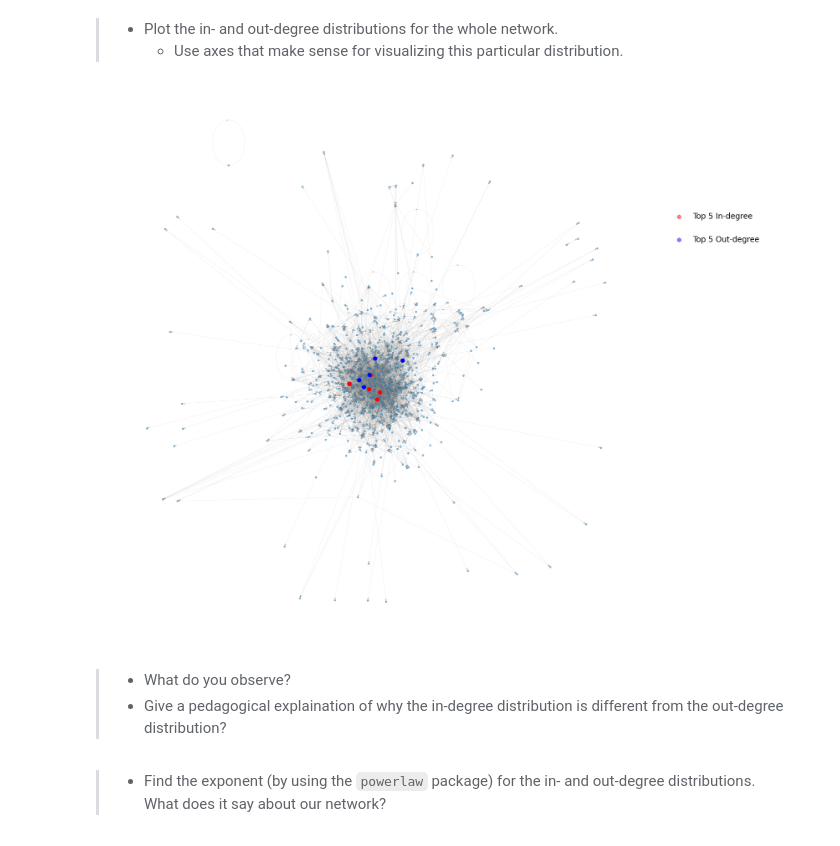
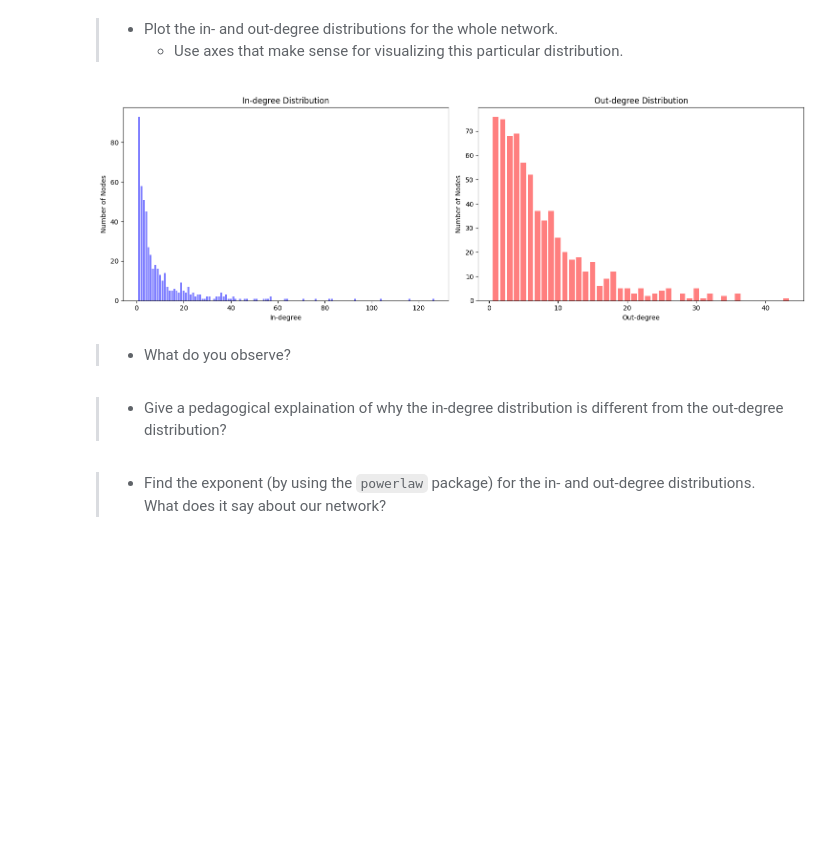
Before and after one commit to danielsanuwich/socialgraphs2023, a Jupyter notebook: Assignment2.ipynb, the cells around one changed output. Saved outputs shown, nothing was run; the diff lists cells and outputs as text; code cells hidden in the pictures; blank space fills up the shorter version.

```diff
--- a/Assignment2.ipynb
+++ b/Assignment2.ipynb
@@ -191,26 +191,41 @@ top 5 west [('Snoop Dogg', 126), ('Jay-Z', 116), ('Nas', 104), ('50 Cent', 93),
 # %% [markdown]
 > * Plot the in- and out-degree distributions for the whole network.
 >   * Use axes that make sense for visualizing this particular distribution.
-# %%
-import matplotlib.pyplot as plt
-import networkx as nx
-
-# plot the graph
-plt.figure(figsize=(20, 20))
-pos = nx.spring_layout(G, k=0.05, iterations=20)
-nx.draw(G, pos, node_size=20, edge_color='grey', width=0.2, with_labels=False, alpha=0.5)
-nx.draw_networkx_nodes(G, pos, nodelist=[node for node, degree in top_in_degree], node_size=100, node_color='red')
-nx.draw_networkx_nodes(G, pos, nodelist=[node for node, degree in top_out_degree], node_size=100, node_color='blue')
-
-# legend for the top nodes
-plt.scatter([], [], c='red', alpha=0.5, s=100, label='Top 5 In-degree')
-plt.scatter([], [], c='blue', alpha=0.5, s=100, label='Top 5 Out-degree')
-plt.legend(scatterpoints=1, frameon=False, labelspacing=2, bbox_to_anchor=(1.02, 0.8), loc='upper left', fontsize=20)
-plt.show()
-# %% [output]
-[figure, removed]
+# %%
+import matplotlib.pyplot as plt
+# Indegree values
+in_degree_values = [val for key, val in G.in_degree()]
+out_degree_values = [val for key, val in G.out_degree()]
+
+# Extract in-and out-degree
+top_in_degree = [val for key, val in G.in_degree()]
+top_out_degree = [val for key, val in G.out_degree()]
+
+# Initialize a new figure for the histograms
+fig, (ax1, ax2) = plt.subplots(1, 2, figsize=(15,5))
+
+# Plot in-degree histogram on the left subplot (ax1)
+ax1.hist(in_degree_values, bins=range(1, max(in_degree_values)+2), align='left', rwidth=0.8, alpha=0.5, color='blue')
+ax1.set_title('In-degree Distribution')
+ax1.set_xlabel('In-degree')
+ax1.set_ylabel('Number of Nodes')
+
+# Plot out-degree histogram on the right subplot (ax2)
+ax2.hist(out_degree_values, bins=range(1, max(out_degree_values)+2), align='left', rwidth=0.8, alpha=0.5, color='red')
+ax2.set_title('Out-degree Distribution')
+ax2.set_xlabel('Out-degree')
+ax2.set_ylabel('Number of Nodes')
+
+# Display the plots
+plt.tight_layout()
+
+# Display the plot
+plt.show()
+# %% [output]
+[figure, added]
+# %% [markdown]
+>   * What do you observe?
 # %% [markdown]
->   * What do you observe?
 >   * Give a pedagogical explaination of why the in-degree distribution is different from the out-degree distribution?
 # %% [markdown]
 > * Find the exponent (by using the `powerlaw` package) for the in- and out-degree distributions. What does it say about our network?
```
Also changed, not shown: parts of 11 cells of this notebook, 1 other file.
